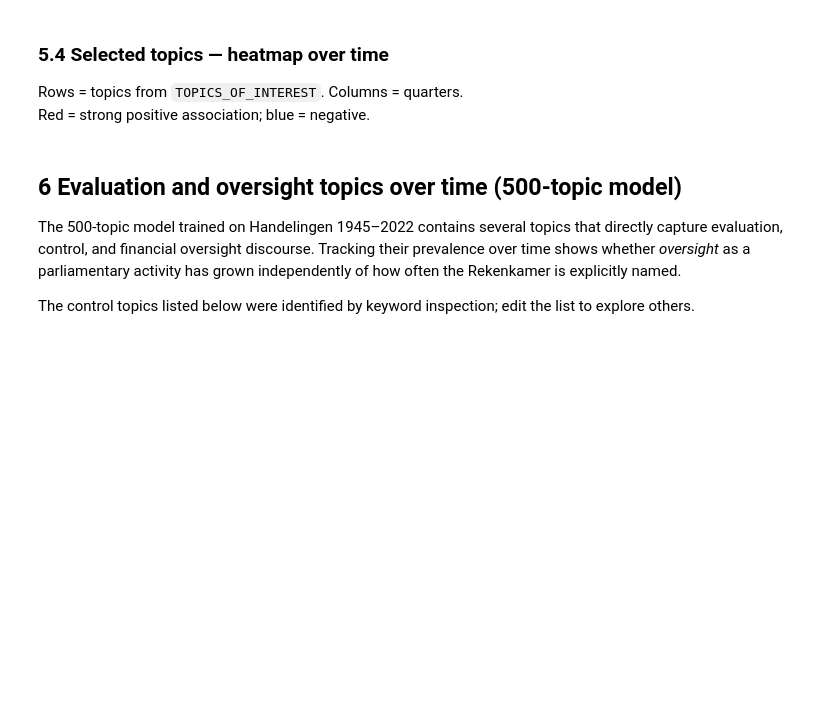
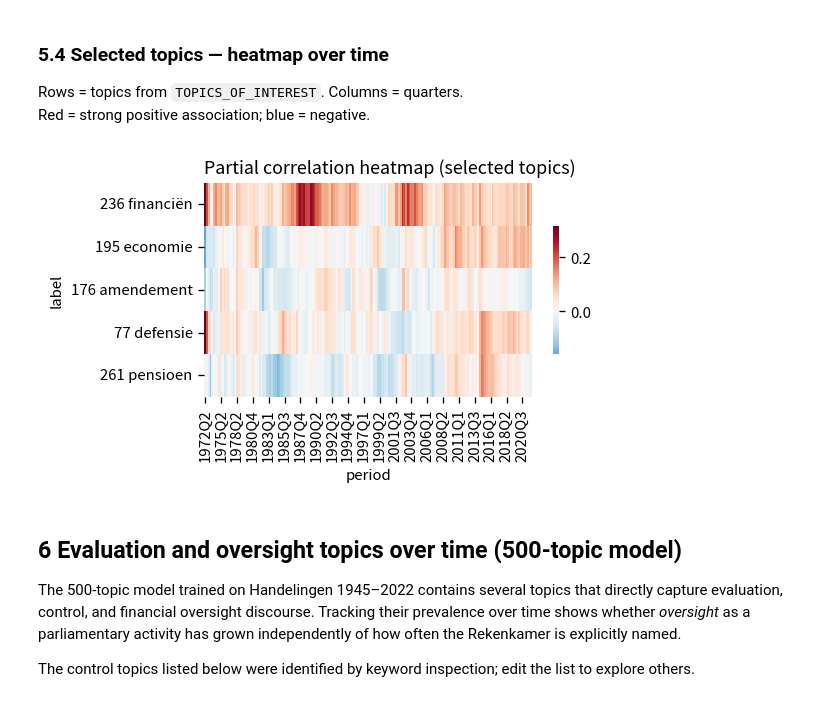
Before and after one commit to rubenros1795/rekenkamer-scholarship, a Jupyter notebook: topic-analysis/analysis.ipynb, the cells around one changed output. Cells and saved outputs as stored; diff of their text form; code cells hidden in the pictures; blank space fills up the shorter version.

```diff
--- a/topic-analysis/analysis.ipynb
+++ b/topic-analysis/analysis.ipynb
@@ -136,8 +177,10 @@ for t in TOPICS_OF_INTEREST:
 Rows = topics from `TOPICS_OF_INTEREST`.  Columns = quarters.
 Red = strong positive association; blue = negative.
 # %%
-fig = plot_topic_heatmap(resp, TOPICS_OF_INTEREST, ks, ewm_span=12)
+fig = plot_topic_heatmap(resp, TOPICS_OF_INTEREST, ks, ewm_span=12, figsize=(5,3))
 fig.savefig("../results/figs/topic_heatmap.png", dpi=150, bbox_inches="tight")
+# %% [output]
+[figure, added]
 # %% [markdown]
 ## 6  Evaluation and oversight topics over time (500-topic model)
 
```
Also changed, not shown: parts of 13 cells of this notebook, 5 other files.
